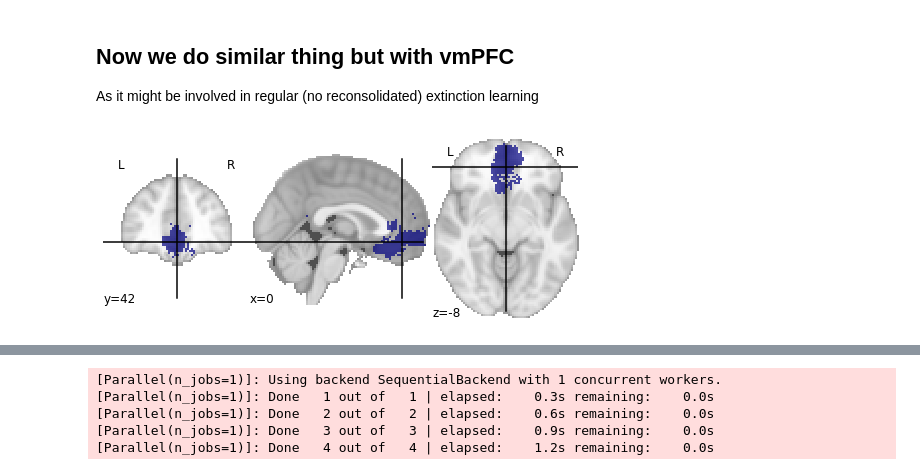
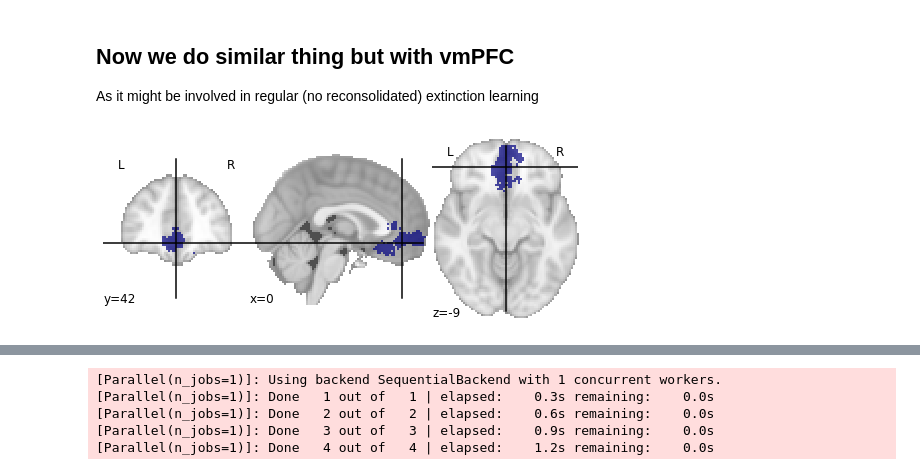
Before and after one commit to orduek/kpe_task, a Jupyter notebook: task_based_analysis/XGBoost.ipynb, the cells around one changed output, grey strips where cells are left out. Cells and saved outputs as stored; diff of their text form; code cells hidden in the pictures.

```diff
--- a/task_based_analysis/XGBoost.ipynb
+++ b/task_based_analysis/XGBoost.ipynb
@@ -380,13 +390,13 @@ nilearn.plotting.plot_roi(img)
 As it might be involved in regular (no reconsolidated) extinction learning
 # %%
 mask_file = '/media/Data/work/RCF_or/vmpfc_association-test_z_FDR_0.01.nii.gz'
-mask_file = nilearn.image.math_img("a>=5", a=mask_file)
+mask_file = nilearn.image.math_img("a>=6", a=mask_file)
 %matplotlib inline
 nilearn.plotting.plot_roi(mask_file)
 masker = nilearn.input_data.NiftiMasker(mask_img=mask_file,
-                               sessions=None, smoothing_fwhm=4, standardize=False, detrend=False, verbose=5)
+                               smoothing_fwhm=None, standardize=False, detrend=False, verbose=5)
 # %% [output]
-[figure, old version]
+[figure, new version]
 # %%
 ketamine = []
 for func in ket_func:
```
Also changed, not shown: parts of 26 cells of this notebook.
